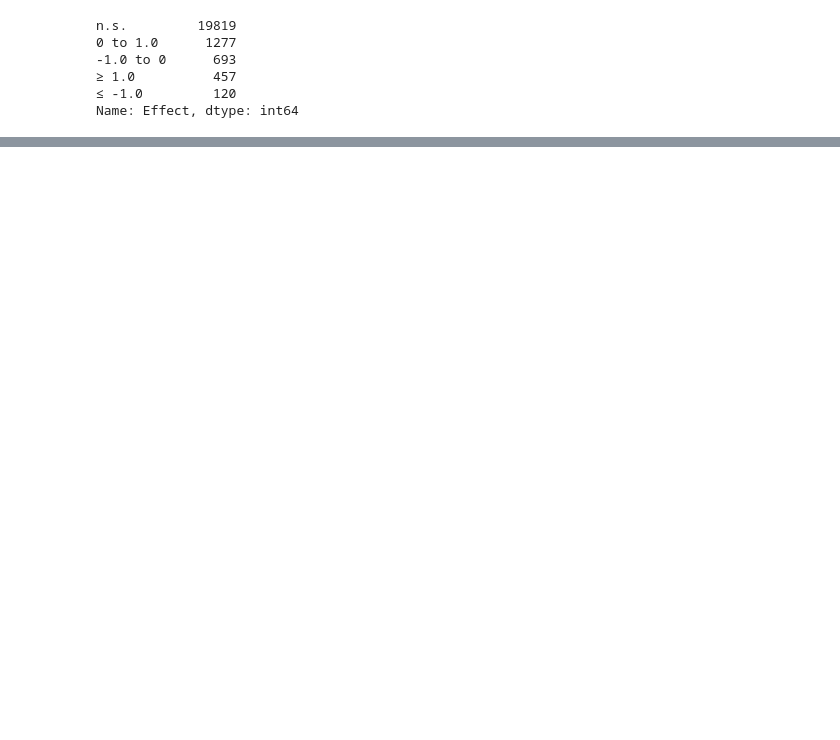
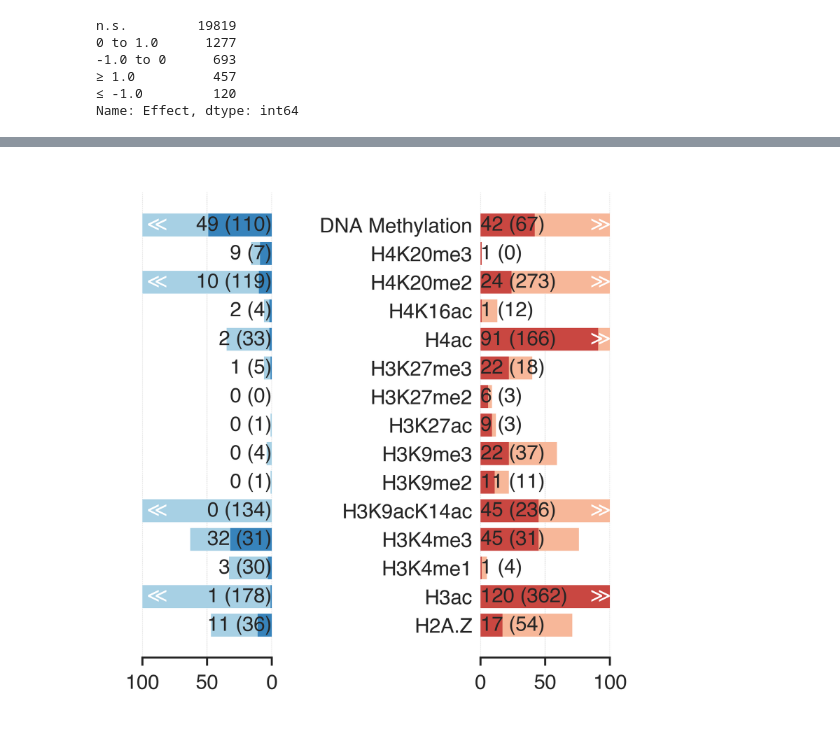
Before and after one commit to lukauskas/publications-lukauskas-2024-marcs, a Jupyter notebook: extra-figures-notebooks/ptm-response/Figure counts.ipynb, the cells around one changed output, grey strips where cells are left out. Cells and saved outputs as stored; diff of their text form; code cells hidden in the pictures; blank space fills up the shorter version.

```diff
--- a/extra-figures-notebooks/ptm-response/Figure counts.ipynb
+++ b/extra-figures-notebooks/ptm-response/Figure counts.ipynb
@@ -89,7 +127,7 @@ n.s.         19819
 Name: Effect, dtype: int64
 # %%
 count_matrix = data_full.reset_index().groupby(['predictor', 'Effect']).size().unstack('Effect').fillna(0).astype(int)
-count_matrix = count_matrix.reindex(PREDICTOR_ORDER,
-                                    ['≤ -1.0', '-1.0 to 0',
-                                     'n.s.',
-                                     '0 to 1.0', '≥ 1.0'])
+count_matrix = count_matrix.reindex(index=PREDICTOR_ORDER,
+                                    columns=['≤ -1.0', '-1.0 to 0',
+                                             'n.s.',
+                                             '0 to 1.0', '≥ 1.0'])
@@ -100 +154,80 @@ Use named arguments to remove any ambiguity. In the future, using positional arg
+# %%
+from matplotlib.ticker import LogLocator, NullFormatter
+
+xlim = 100
+
+fig = plt.figure(figsize=(2,2), dpi=600)
+
+ax_left = fig.add_subplot(1, 2, 1)
+ax_right = fig.add_subplot(1, 2, 2, sharey=ax_left)
+
+palette = sns.color_palette('RdBu_r', 5).as_hex()
+
+# ax_left.barh(count_matrix.index, count_matrix['-1.0 to 0'], color=palette[1])
+# ax_left.barh(count_matrix.index, count_matrix['≤ -1.0'],
+#              left=count_matrix['-1.0 to 0'], color=palette[0])
+
+# ax_right.barh(count_matrix.index, count_matrix['0 to 1.0'], color=palette[-2])
+# ax_right.barh(count_matrix.index, count_matrix['≥ 1.0'],
+#               left=count_matrix['0 to 1.0'], color=palette[-1])
+
+ax_left.barh(count_matrix.index, count_matrix['≤ -1.0'], color=palette[0])
+ax_left.barh(count_matrix.index, count_matrix['-1.0 to 0'],
+             left=count_matrix['≤ -1.0'], color=palette[1])
+
+ax_right.barh(count_matrix.index, count_matrix['≥ 1.0'], color=palette[-1])
+ax_right.barh(count_matrix.index, count_matrix['0 to 1.0'],
+              left=count_matrix['≥ 1.0'], color=palette[-2])
+
+
+fontsize = 5
+for ix, row in count_matrix.iterrows():
+
+    ax_right.text(0, ix, '{:,} ({:,})'.format(row['≥ 1.0'], row['0 to 1.0']),
+                  ha='left', va='center',
+                  fontsize=fontsize)
+    ax_left.text(0, ix, '{:,} ({:,})'.format(row['≤ -1.0'], row['-1.0 to 0']),
+                 ha='right', va='center',
+                 fontsize=fontsize)
+
+    if row[['≥ 1.0', '0 to 1.0']].sum() > xlim:
+        ax_right.text(xlim, ix, '$\gg$',
+                      ha='right', va='center',
+                      color='white',
+                      fontsize=fontsize)
+
+    if row[['≤ -1.0', '-1.0 to 0']].sum() > xlim:
+        ax_left.text(xlim, ix, '$\ll$',
+                     ha='left', va='center',
+                     color='white',
+                     fontsize=fontsize)
+
+
+ax_left.invert_xaxis()
+# ax_right.set_xscale('log')
+# ax_left.set_xscale('log')
+
+sns.despine(left=True, right=True, ax=ax_left)
+sns.despine(ax=ax_right, left=True)
+
+for tick in ax_left.yaxis.get_ticklabels():
+    tick.set_visible(False)
+
+ax_left.yaxis.set_tick_params(length=0)
+ax_right.yaxis.set_tick_params(length=0)
+
+ax_left.set_xlim([xlim, 0])
+ax_right.set_xlim([0, xlim])
+
+ax_left.yaxis.grid(False)
+ax_right.yaxis.grid(False)
+
+ax_left.set_xticks([0, 50, 100])
+ax_right.set_xticks([0, 50, 100])
+
+plt.tight_layout()
+
+plt.savefig(os.path.join(OUTPUT_DIRECTORY, 'significant-counts-barplots.pdf'), bbox_inches='tight')
+# %% [output]
+[figure, added]
 # %%
```
Also changed, not shown: parts of 8 cells of this notebook.
